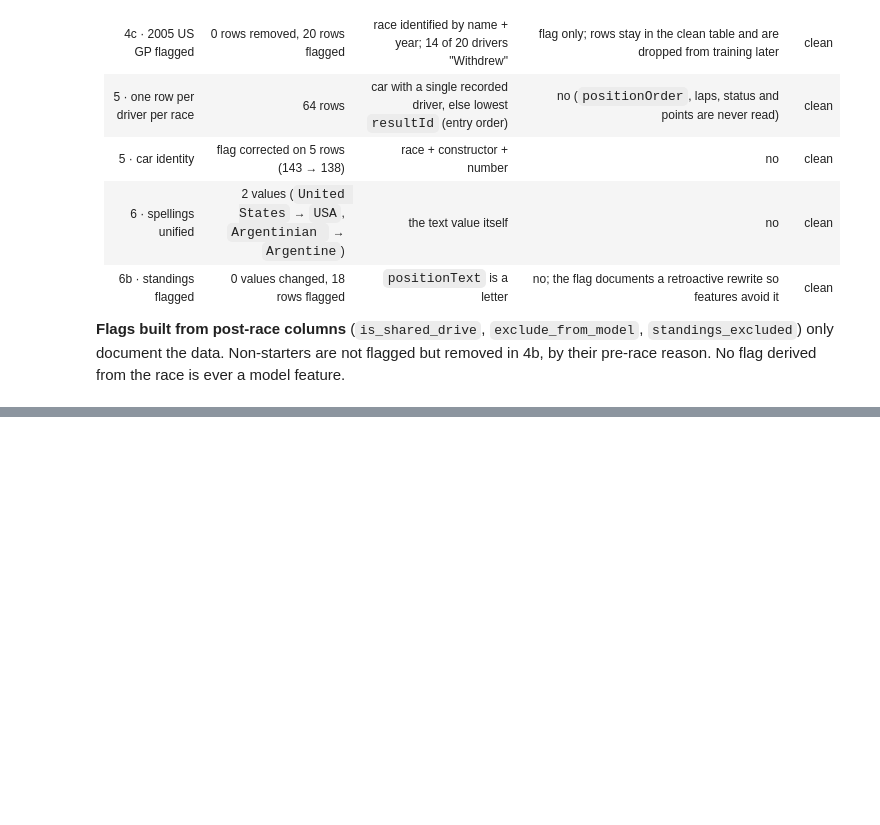
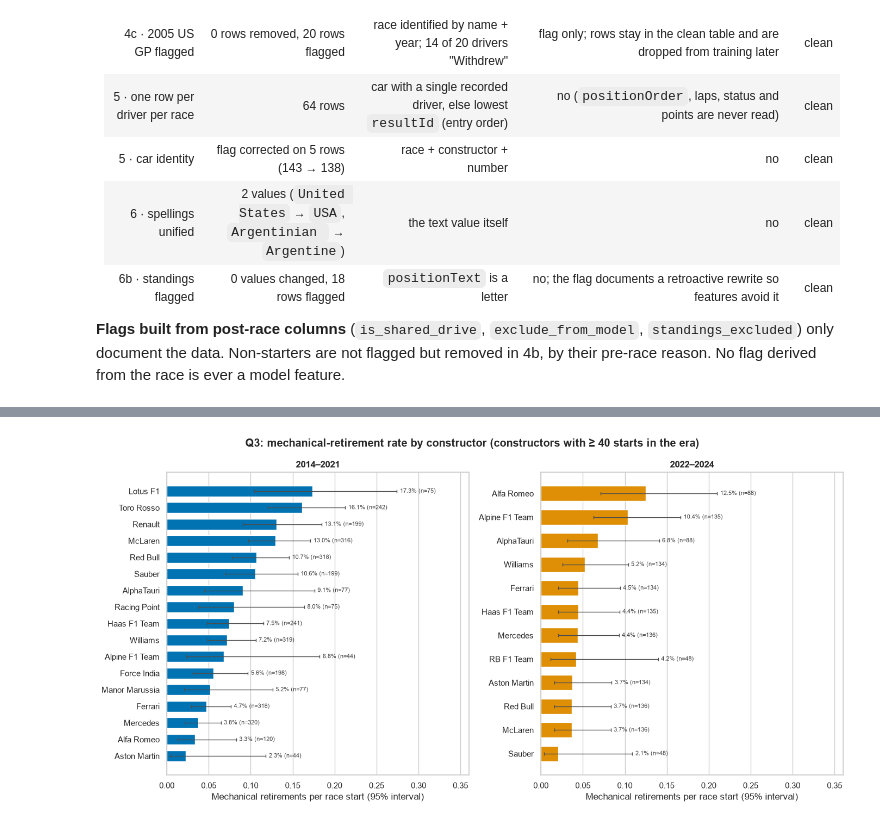
Before and after one commit to OmarOsama55/ACL_F1, a Jupyter notebook: notebooks/01_data_cleaning_audit.ipynb, the cells around one changed output, grey strips where cells are left out. Saved outputs shown, nothing was run; the diff lists cells and outputs as text; code cells hidden in the pictures; blank space fills up the shorter version.

```diff
--- a/notebooks/01_data_cleaning_audit.ipynb
+++ b/notebooks/01_data_cleaning_audit.ipynb
@@ -2636,0 +3074,25 @@ Leakage in cleaning means a row being kept, dropped or changed because of the ra
+# %%
+# ── 9. Q3 · plot: mechanical-retirement rate per constructor, one panel per era ─
+pal = sns.color_palette("colorblind")
+eras = sorted(rates["era"].unique())
+fig, axes = plt.subplots(1, 2, figsize=(14, 7), sharex=True)
+for ax, era, colour in zip(axes, eras, [pal[0], pal[1]]):
+    g = rates[rates["era"] == era].sort_values("mech_rate")
+    y = np.arange(len(g))
+    ax.barh(y, g["mech_rate"], color=colour, height=0.65)
+    ax.errorbar(g["mech_rate"], y, xerr=[g["mech_rate"] - g["ci_low"], g["ci_high"] - g["mech_rate"]],
+                fmt="none", ecolor="0.3", elinewidth=1, capsize=2)
+    for yi, (r, n, hi_) in enumerate(zip(g["mech_rate"], g["starts"], g["ci_high"])):
+        ax.annotate(f"{r:.1%} (n={n})", (hi_, yi), xytext=(4, 0), textcoords="offset points",
+                    va="center", fontsize=8, color="0.25")
+    ax.set_yticks(y, g["constructor"])
+    ax.set_title(f"{era}")
+    ax.set_xlim(0, 0.36)
+    ax.set_xlabel("Mechanical retirements per race start (95% interval)")
+    ax.grid(axis="y", visible=False)
+fig.suptitle(f"Q3: mechanical-retirement rate by constructor (constructors with ≥ {MIN_STARTS_Q3} starts in the era)",
+             fontweight="bold")
+plt.tight_layout()
+plt.show()
+# %% [output]
+[figure, added]
```
Also changed, not shown: parts of 17 cells of this notebook.
